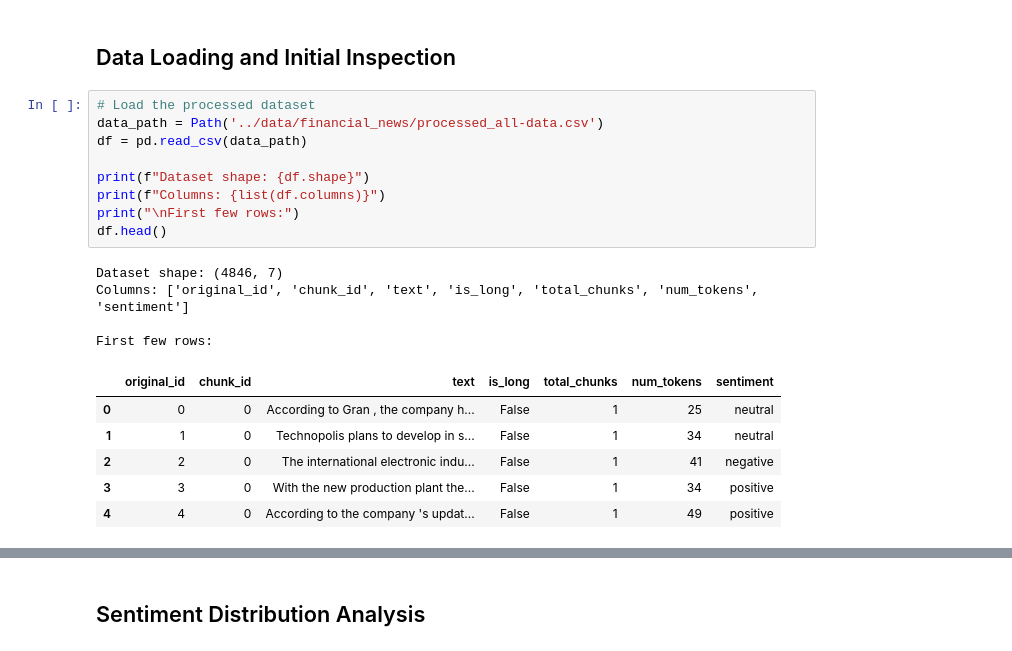
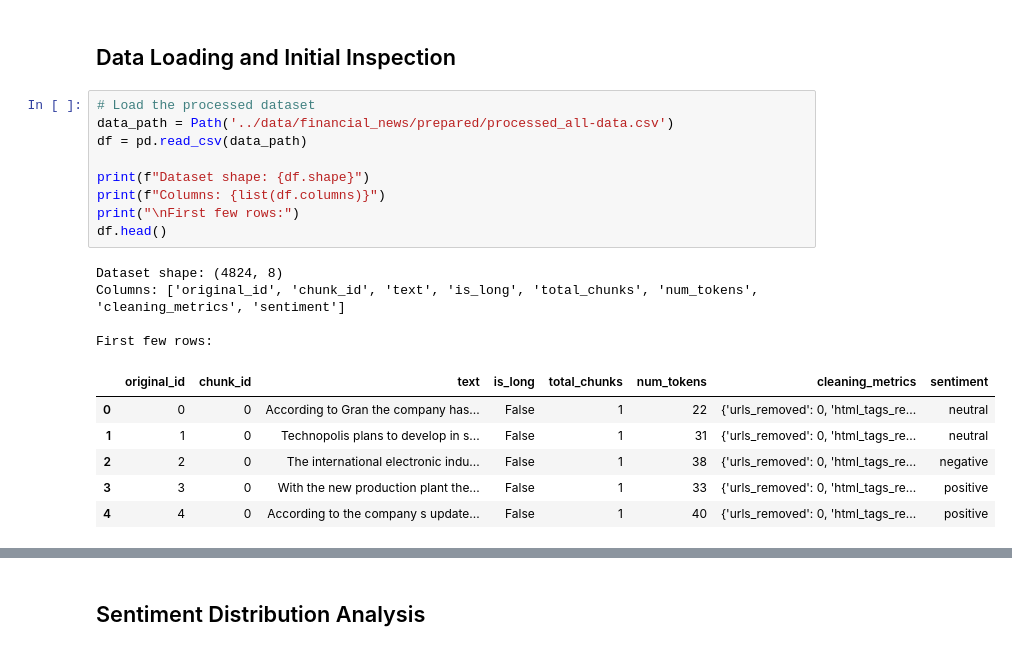
Before and after one commit to IMAGINARY9/News-Sentiment, a Jupyter notebook: notebooks/exploration.ipynb, the cells around one changed output, grey strips where cells are left out. Drawn from its saved outputs; the diff is of its cells as text.

```diff
--- a/notebooks/exploration.ipynb
+++ b/notebooks/exploration.ipynb
@@ -41,24 +41,24 @@ Libraries imported successfully!
 ## Data Loading and Initial Inspection
 # %%
 # Load the processed dataset
-data_path = Path('../data/financial_news/processed_all-data.csv')
+data_path = Path('../data/financial_news/prepared/processed_all-data.csv')
 df = pd.read_csv(data_path)
 
 print(f"Dataset shape: {df.shape}")
 print(f"Columns: {list(df.columns)}")
 print("\nFirst few rows:")
 df.head()
 # %% [output]
-Dataset shape: (4846, 7)
-Columns: ['original_id', 'chunk_id', 'text', 'is_long', 'total_chunks', 'num_tokens', 'sentiment']
+Dataset shape: (4824, 8)
+Columns: ['original_id', 'chunk_id', 'text', 'is_long', 'total_chunks', 'num_tokens', 'cleaning_metrics', 'sentiment']
 
 First few rows:
-|  | original_id | chunk_id | text | is_long | total_chunks | num_tokens | sentiment |
-| 0 | 0 | 0 | According to Gran , the company h... | False | 1 | 25 | neutral |
-| 1 | 1 | 0 | Technopolis plans to develop in s... | False | 1 | 34 | neutral |
-| 2 | 2 | 0 | The international electronic indu... | False | 1 | 41 | negative |
-| 3 | 3 | 0 | With the new production plant the... | False | 1 | 34 | positive |
-| 4 | 4 | 0 | According to the company 's updat... | False | 1 | 49 | positive |
+|  | original_id | chunk_id | text | is_long | total_chunks | num_tokens | cleaning_metrics | sentiment |
+| 0 | 0 | 0 | According to Gran the company has... | False | 1 | 22 | {'urls_removed': 0, 'html_tags_re... | neutral |
+| 1 | 1 | 0 | Technopolis plans to develop in s... | False | 1 | 31 | {'urls_removed': 0, 'html_tags_re... | neutral |
+| 2 | 2 | 0 | The international electronic indu... | False | 1 | 38 | {'urls_removed': 0, 'html_tags_re... | negative |
+| 3 | 3 | 0 | With the new production plant the... | False | 1 | 33 | {'urls_removed': 0, 'html_tags_re... | positive |
+| 4 | 4 | 0 | According to the company s update... | False | 1 | 40 | {'urls_removed': 0, 'html_tags_re... | positive |
 # %%
 # Basic dataset information
 print("Dataset Info:")
```
Also changed, not shown: parts of 14 cells of this notebook, 6 other files.
